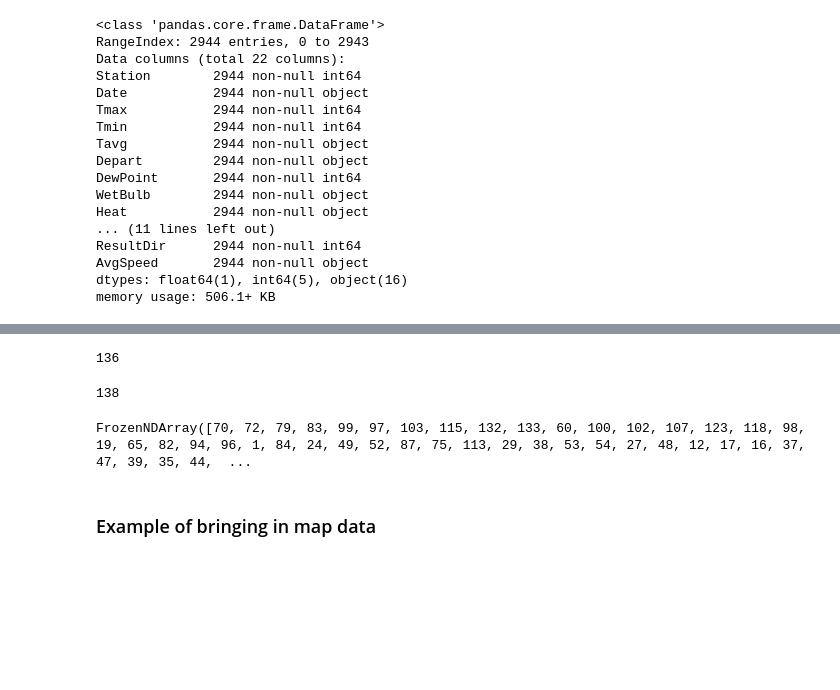
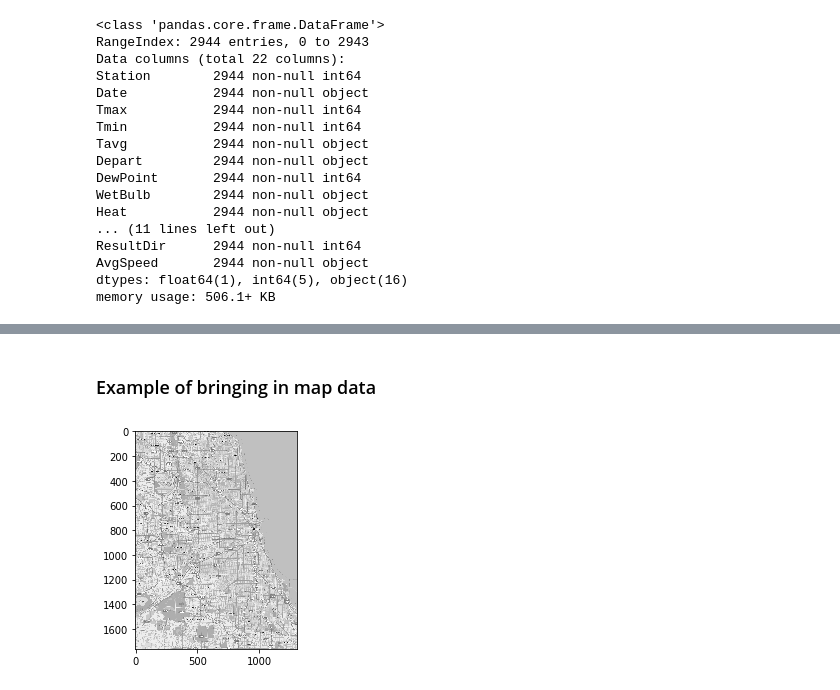
Before and after one commit to wipegup/WNVKaggle, a Jupyter notebook: Starter Code.ipynb, the cells around one changed output, grey strips where cells are left out. Cells and saved outputs as stored; diff of their text form; code cells hidden in the pictures; blank space fills up the shorter version.

```diff
--- a/Starter Code.ipynb
+++ b/Starter Code.ipynb
@@ -165,8 +181,0 @@ memory usage: 506.1+ KB
-# %%
-len(df.Trap.value_counts())
-# %% [output]
-136
-# %%
-len(df.AddressNumberAndStreet.value_counts())
-# %% [output]
-138
@@ -175,13 +182,11 @@ dup = pd.DataFrame(df.groupby(['Trap','AddressNumberAndStreet']).count())
-# %%
-dup.index.labels[1]
-# %% [output]
-FrozenNDArray([70, 72, 79, 83, 99, 97, 103, 115, 132, 133, 60, 100, 102, 107, 123, 118, 98, 19, 65, 82, 94, 96, 1, 84, 24, 49, 52, 87, 75, 113, 29, 38, 53, 54, 27, 48, 12, 17, 16, 37, 47, 39, 35, 44,  ...
 # %% [markdown]
 ### Example of bringing in map data
 # %%
 import numpy as np
 import matplotlib.pyplot as plt
-
-mapdata = np.loadtxt("../input/mapdata_copyright_openstreetmap_contributors.txt")
+%matplotlib inline
+mapdata = np.loadtxt("./input/mapdata_copyright_openstreetmap_contributors.txt")
 plt.imshow(mapdata, cmap = plt.get_cmap('gray'))
 plt.savefig('map.png')
+# %% [output]
+[figure, added]
```
Also changed, not shown: parts of 17 cells of this notebook, 1 other file.
